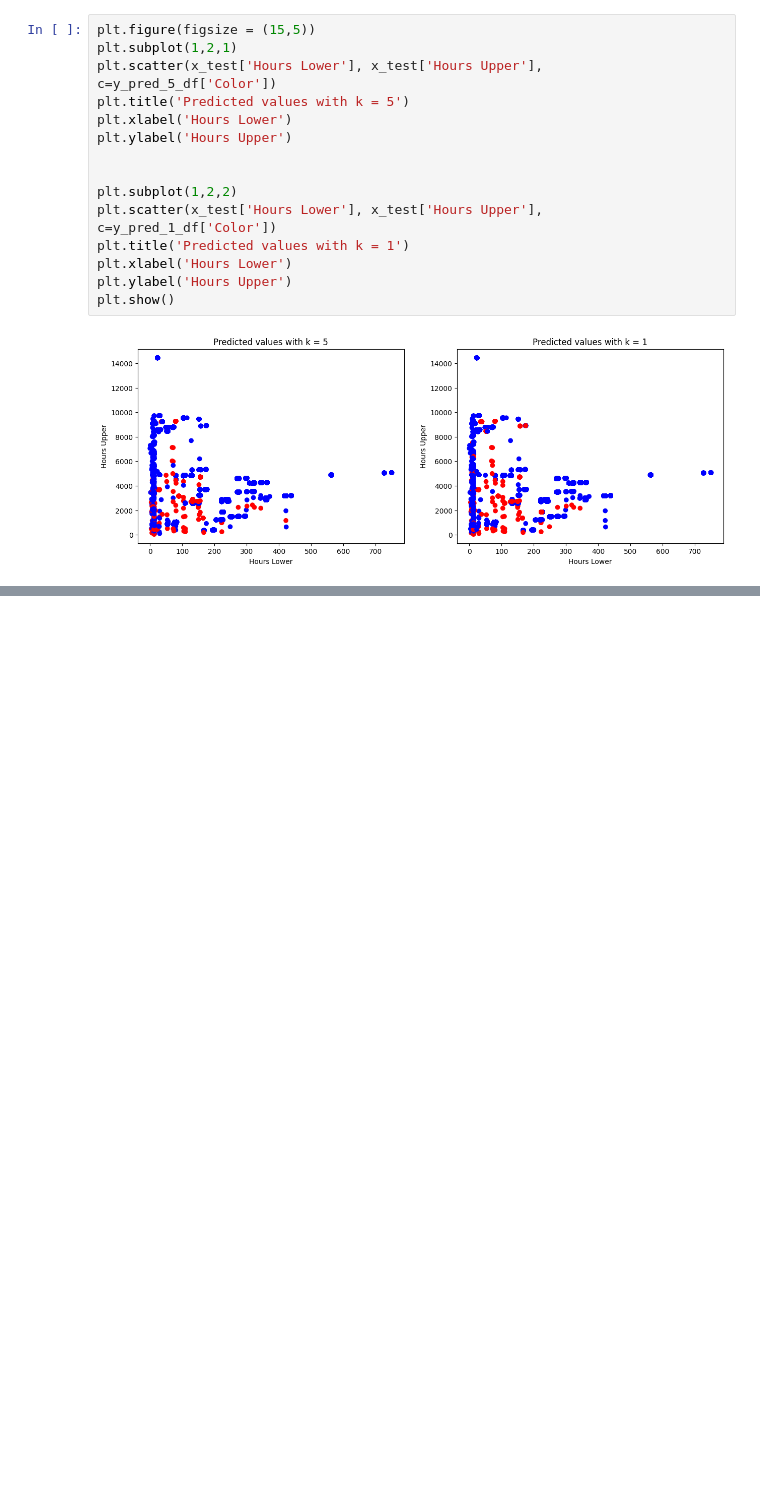
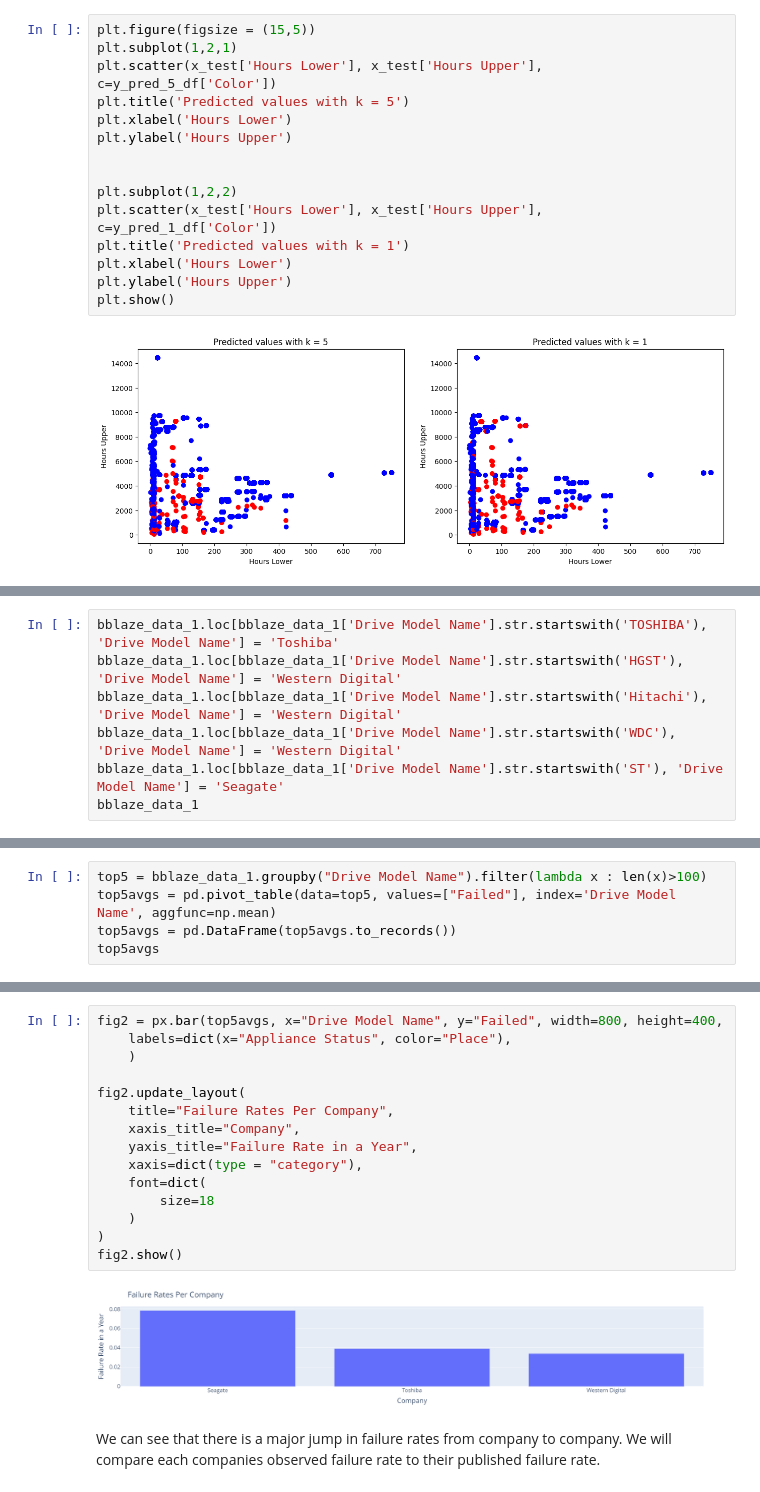
Before and after one commit to football3o/cs105_final, a Jupyter notebook: Final_Project.ipynb, the cells around one changed output, grey strips where cells are left out. Cells and saved outputs as stored; diff of their text form; blank space fills up the shorter version.

```diff
--- a/Final_Project.ipynb
+++ b/Final_Project.ipynb
@@ -772,0 +775,7 @@ plt.show()
+# %%
+bblaze_data_1.loc[bblaze_data_1['Drive Model Name'].str.startswith('TOSHIBA'), 'Drive Model Name'] = 'Toshiba'
+bblaze_data_1.loc[bblaze_data_1['Drive Model Name'].str.startswith('HGST'), 'Drive Model Name'] = 'Western Digital'
+bblaze_data_1.loc[bblaze_data_1['Drive Model Name'].str.startswith('Hitachi'), 'Drive Model Name'] = 'Western Digital'
+bblaze_data_1.loc[bblaze_data_1['Drive Model Name'].str.startswith('WDC'), 'Drive Model Name'] = 'Western Digital'
+bblaze_data_1.loc[bblaze_data_1['Drive Model Name'].str.startswith('ST'), 'Drive Model Name'] = 'Seagate'
+bblaze_data_1
@@ -772,0 +820,5 @@ plt.show()
+# %%
+top5 = bblaze_data_1.groupby("Drive Model Name").filter(lambda x : len(x)>100)
+top5avgs = pd.pivot_table(data=top5, values=["Failed"], index='Drive Model Name', aggfunc=np.mean)
+top5avgs = pd.DataFrame(top5avgs.to_records())
+top5avgs
@@ -772,0 +849,19 @@ plt.show()
+# %%
+fig2 = px.bar(top5avgs, x="Drive Model Name", y="Failed", width=800, height=400,
+    labels=dict(x="Appliance Status", color="Place"),
+    )
+
+fig2.update_layout(
+    title="Failure Rates Per Company",
+    xaxis_title="Company",
+    yaxis_title="Failure Rate in a Year",
+    xaxis=dict(type = "category"),
+    font=dict(
+        size=18
+    )
+)
+fig2.show()
+# %% [output]
+[figure, added]
+# %% [markdown]
+We can see that there is a major jump in failure rates from company to company. We will compare each companies observed failure rate to their published failure rate.
```
Also changed, not shown: parts of 10 cells of this notebook.
